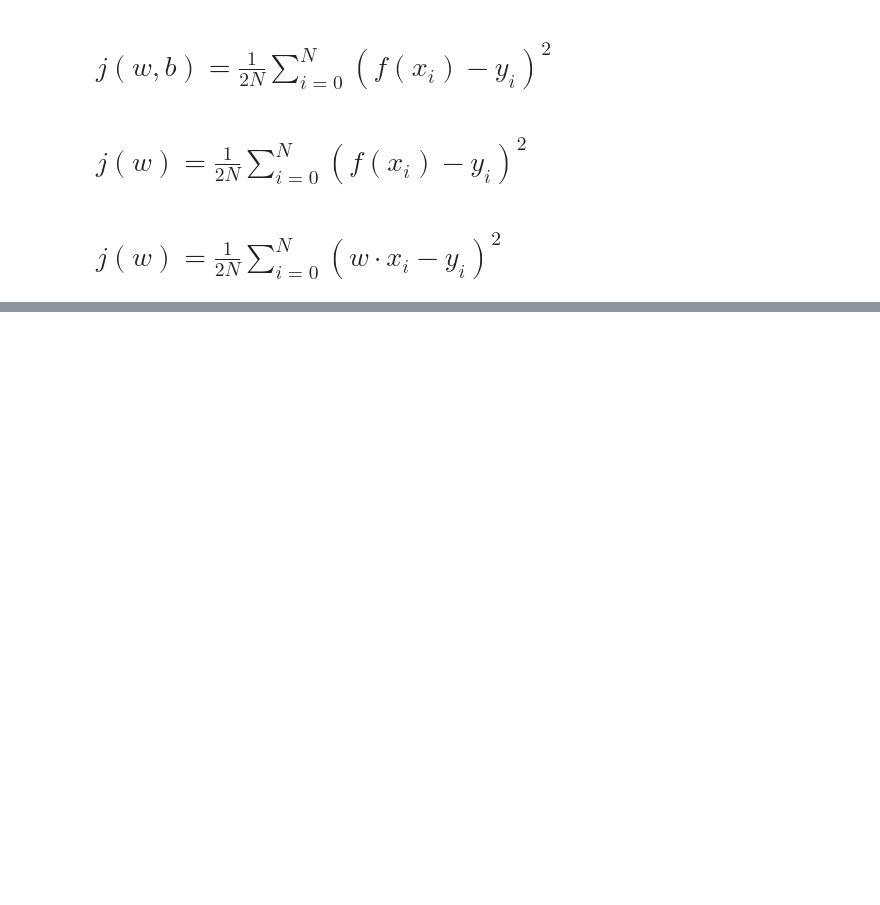
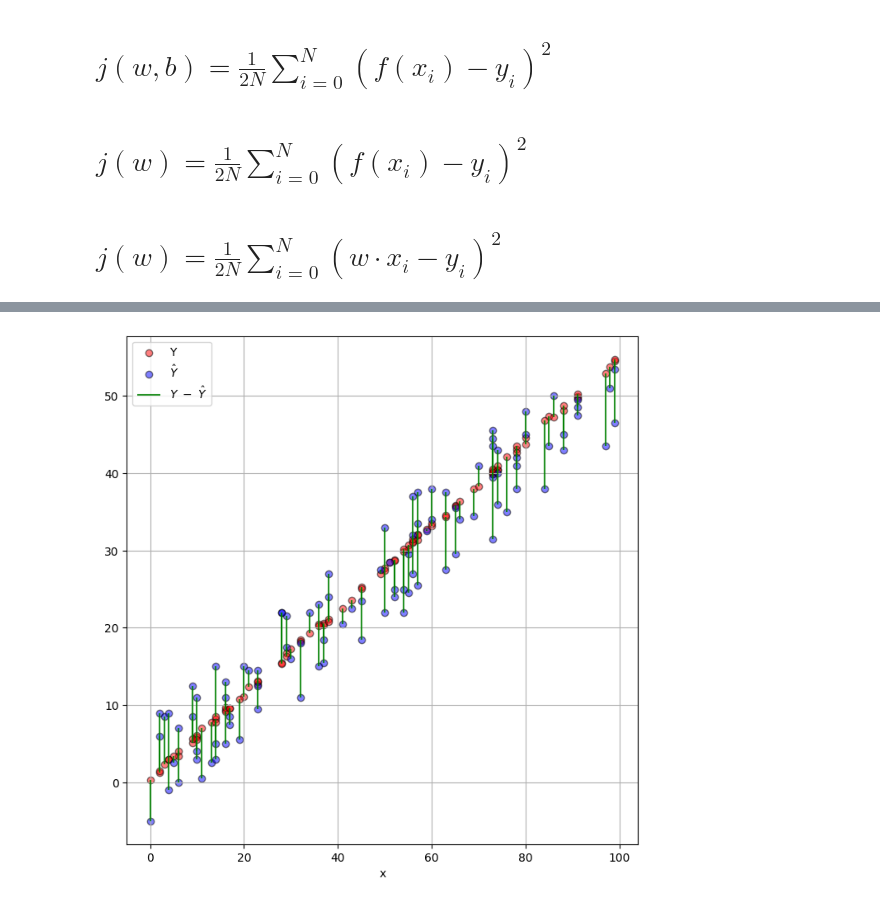
Before and after one commit to anoban/Supervised-Machine-Learning-Regression-and-Classification, a Jupyter notebook: anoban/Cost Function Intuition.ipynb, the cells around one changed output, grey strips where cells are left out. Drawn from its saved outputs; the diff is of its cells as text; code cells hidden in the pictures; blank space fills up the shorter version.

```diff
--- a/anoban/Cost Function Intuition.ipynb
+++ b/anoban/Cost Function Intuition.ipynb
@@ -75,0 +171,20 @@ def linear_regression(predictor: NDArray[np.float64], targets: NDArray[np.float6
+# %%
+# THE VERTICAL JITTER DOESN'T NECESSARILY HAVE TO HAVE THE REAL TARGETS GREATER THAN THE PREDICTIONS FOR ALL VALUES OF X
+# THERE CAN BE INVERSIONS TO THIS RELATIVITY.
+
+y_hat = 0.5 * x + np.random.randint(low = -5, high = 10, size = 100) # this time, making the vertical jitter more pronounced and realistic.
+
+fig, axes = plt.subplots()
+fig.set_size_inches(8, 8)
+
+axes.scatter(x, y, color = "red", alpha = 0.5, edgecolor = "black", label = 'Y')
+axes.scatter(x, y_hat, color = "blue", alpha = 0.5, edgecolor = "black", label = r"$\hat{Y}$")
+axes.vlines(x, y, y_hat, color = "green", alpha = 0.85, label = r"$Y~-~\hat{Y}$")
+
+axes.grid()
+axes.set_xlabel("x")
+axes.set_ylabel("")
+axes.legend()
+plt.show()
+# %% [output]
+[figure, added]
```
Also changed, not shown: parts of 18 cells of this notebook, 2 other files.
